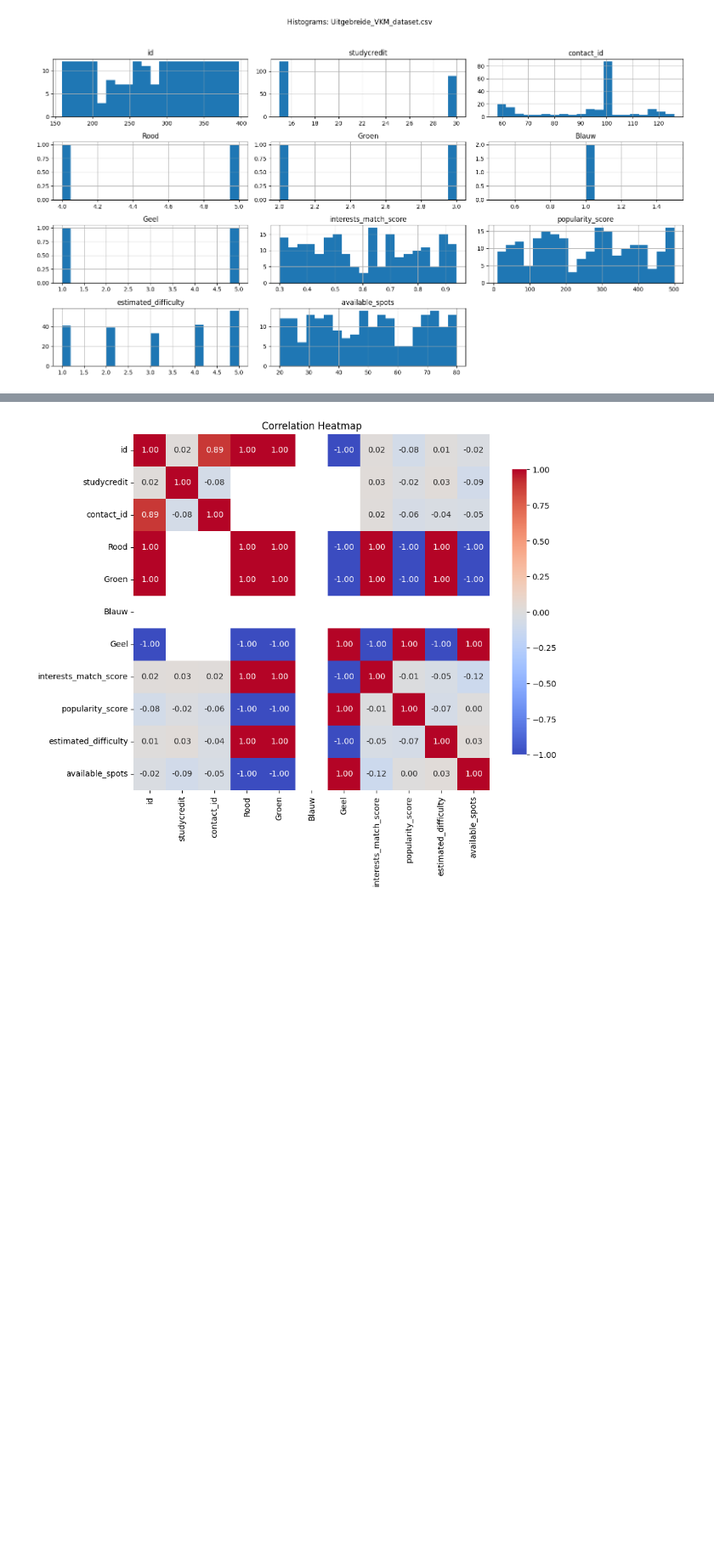
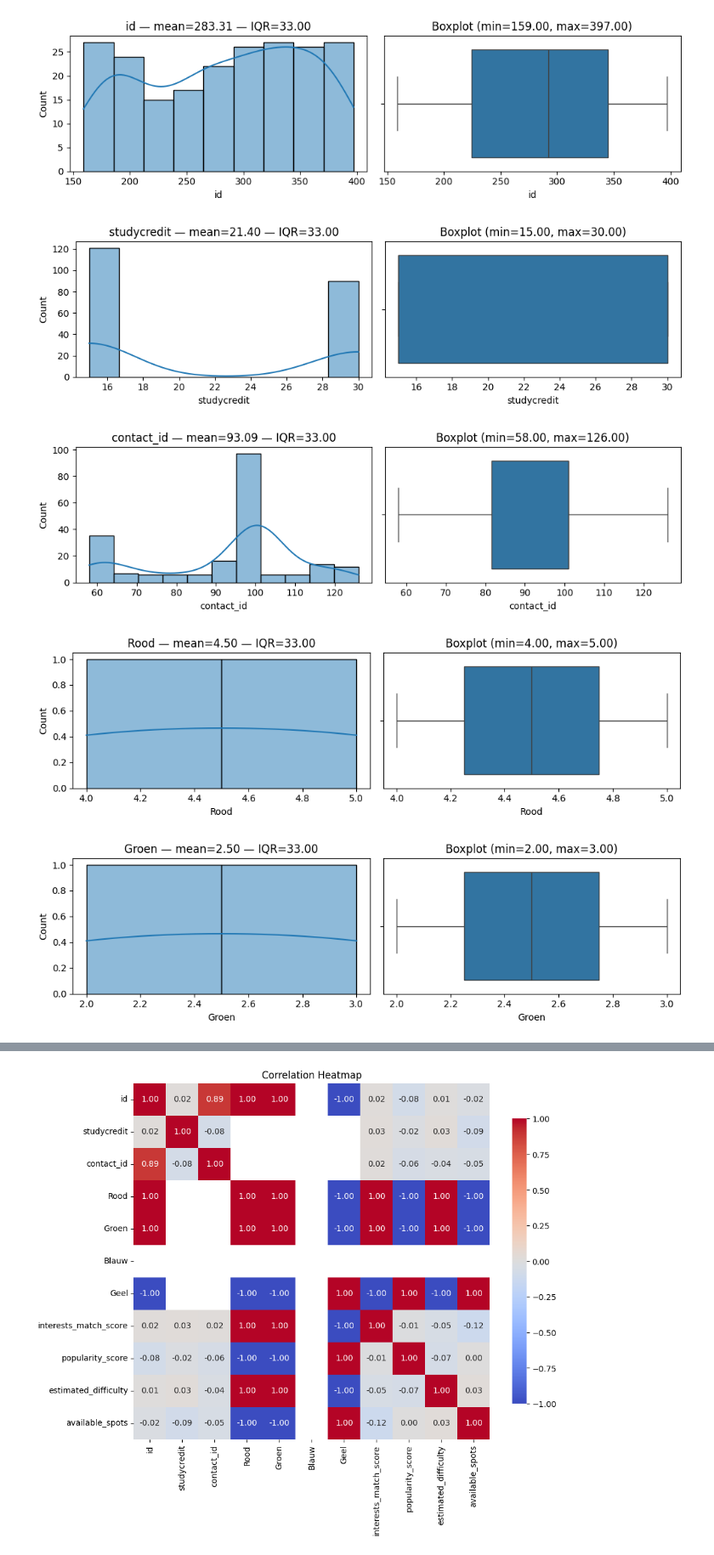
Before and after one commit to DanielvG-IT/Avans, a Jupyter notebook: Notebooks/01_data_exploration.ipynb, the cells around one changed output, grey strips where cells are left out. Shown at 85% size. Cells and saved outputs as stored; diff of their text form; code cells hidden in the pictures; blank space fills up the shorter version.

```diff
--- a/Notebooks/01_data_exploration.ipynb
+++ b/Notebooks/01_data_exploration.ipynb
@@ -16,22 +15,6 @@ pd.set_option("display.max_colwidth", 200)
 # %%
 file_path = Path("../Data/Raw/Uitgebreide_VKM_dataset.csv")
-suffix = file_path.suffix.lower()
-
-if suffix in {".csv", ".tsv", ".txt"}:
-    sep = "\t" if suffix == ".tsv" else ","
-    df = pd.read_csv(file_path, sep=sep, low_memory=False)
-elif suffix in {".xlsx", ".xls"}:
-    df = pd.read_excel(file_path)
-elif suffix == ".json":
-    try:
-        df = pd.read_json(file_path, orient="records", lines=False)
-    except Exception:
-        df = pd.read_json(file_path, lines=True)
-elif suffix == ".parquet":
-    df = pd.read_parquet(file_path)
-else:
-    raise ValueError(f"Unsupported file type: {suffix}")
-
+df = pd.read_csv(file_path, low_memory=False)
 df.head()
 # %% [output]
 |  | id | name | shortdescription | description | content | studycredit | location | contact_id | level | ... |
@@ -97,13 +86,28 @@ Name: count, dtype: int64
 # %%
-num_local = df.select_dtypes(include=[np.number])
-if not num_local.empty:
-    max_cols = 100
-    plot_cols = num_local.columns[:max_cols]
-    nrows = math.ceil(len(plot_cols) / 4)
-    figsize = (min(16, 4*len(plot_cols)), 3*nrows)
-    num_local[plot_cols].hist(bins=20, figsize=figsize)
-    plt.suptitle(f"Histograms: {file_path.name}")
-    plt.tight_layout(rect=[0,0,1,0.95])
-    plt.show()
+from IPython.display import HTML, display
+import html as _html
+
+num = df.select_dtypes(include=[np.number]).copy()
+summary = []
+
+for col in num.columns:
+    col_s = num[col].dropna()
+    mean = col_s.mean()
+    min_val = col_s.min() if len(col_s) > 0 else np.nan
+    max_val = col_s.max() if len(col_s) > 0 else np.nan
+
+    # Plots
+    if len(col_s) > 0:
+        fig, axes = plt.subplots(1, 2, figsize=(10, 3))
+        sns.histplot(col_s, ax=axes[0], kde=True)
+        axes[0].set_title(f"{col} — mean={mean:.2f} — IQR={iqr:.2f}")
+        sns.boxplot(x=col_s, ax=axes[1])
+        axes[1].set_title(f"Boxplot (min={min_val:.2f}, max={max_val:.2f})")
+        plt.tight_layout()
+        plt.show()
 # %% [output]
-[figure, old version]
+[figure, new version]
+[figure, added]
+[figure, added]
+[figure, added]
+[figure, added]
```
Also changed, not shown: parts of 11 cells of this notebook.
